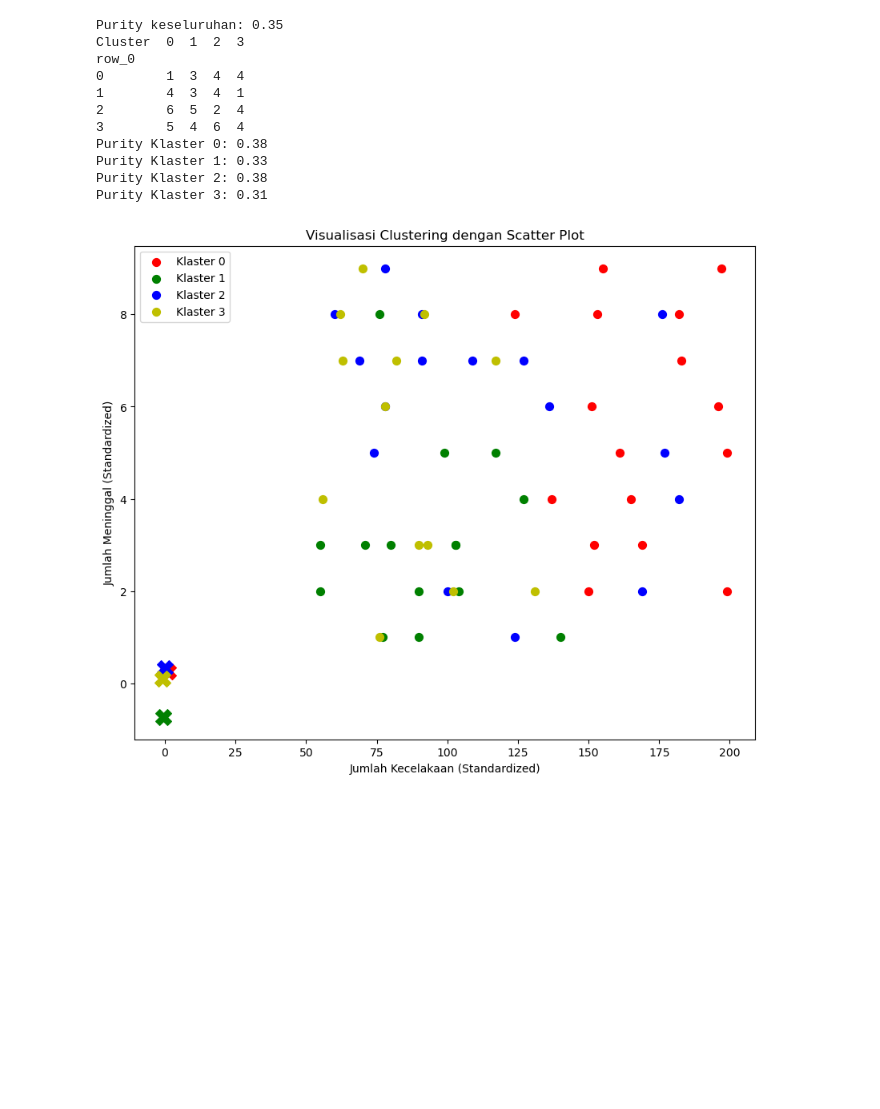
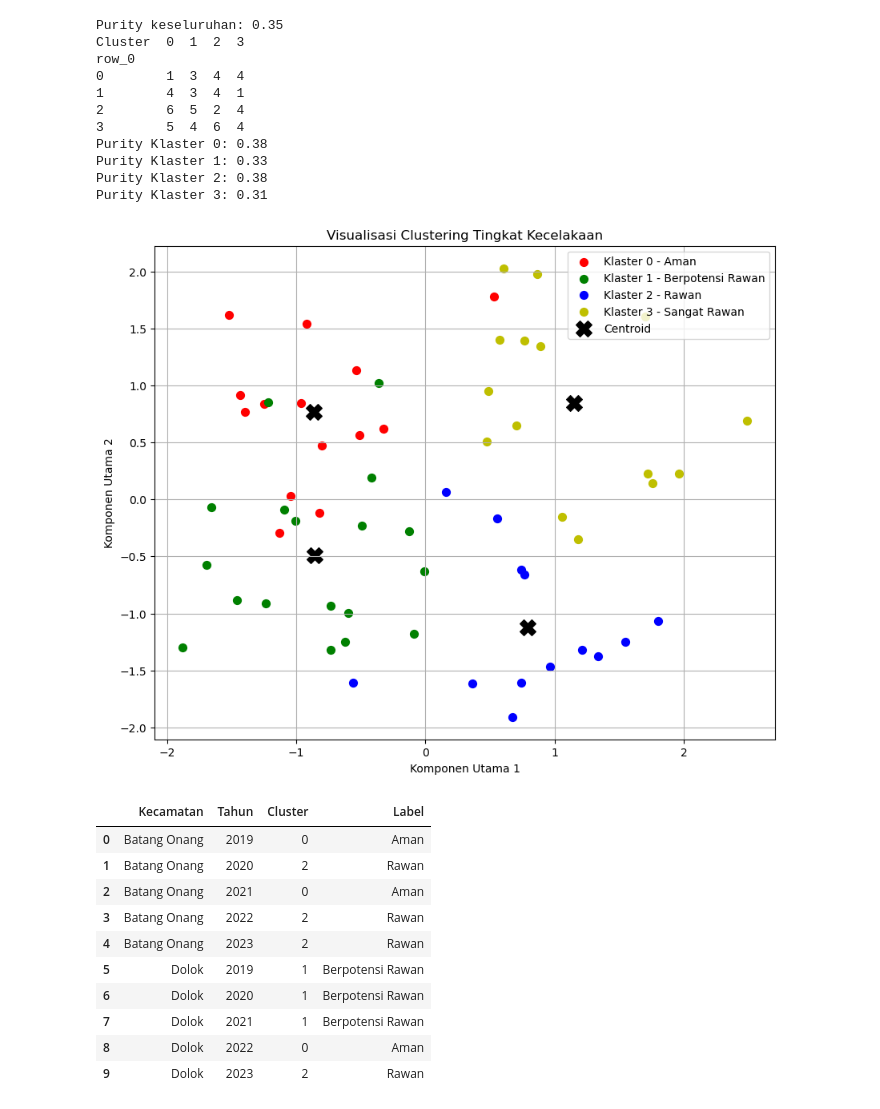
Before and after one commit to hizamruljaen123/apps_khopipah, a Jupyter notebook: main.ipynb, the cells around one changed output. Drawn from its saved outputs; the diff is of its cells as text; code cells hidden in the pictures; blank space fills up the shorter version.

```diff
--- a/main.ipynb
+++ b/main.ipynb
@@ -159,57 +159,94 @@ Purity Klaster 1: 0.33
 Purity Klaster 2: 0.38
 Purity Klaster 3: 0.31
 # %%
-# Bagian 6: Visualisasi Clustering dengan Scatter Plot
+# Bagian 6: Visualisasi Clustering dengan PCA dan Scatter Plot dengan Iterasi hingga Konvergen dan Penambahan Label
 
 import pandas as pd
 import numpy as np
 import matplotlib.pyplot as plt
-from sklearn.cluster import KMeans
 from sklearn.preprocessing import StandardScaler
+from sklearn.decomposition import PCA
 
 # Memuat data
 file_path = 'Data_Kecelakaan_Padang_Lawas_Utara.xlsx'
 df = pd.read_excel(file_path)
 
 # Pilih fitur yang relevan untuk clustering
 features = ["Jumlah Kecelakaan", "Jumlah Meninggal", "Jumlah Luka Berat", "Jumlah Luka Ringan"]
 X = df[features]
 
 # Normalisasi data
 scaler = StandardScaler()
 X_scaled = scaler.fit_transform(X)
 
 # Tentukan jumlah klaster
 k = 4  # untuk Aman, Berpotensi Rawan, Rawan, Sangat Rawan
 
-# Terapkan K-Means clustering
-kmeans = KMeans(n_clusters=k, random_state=42)
-kmeans.fit(X_scaled)
-df['Cluster'] = kmeans.labels_
+# Inisialisasi centroid secara acak
+np.random.seed(42)
+initial_centroids = X_scaled[np.random.choice(X_scaled.shape[0], k, replace=False)]
+centroids = initial_centroids
+prev_centroids = np.zeros(centroids.shape)
 
-# Menghitung centroid untuk setiap klaster
-centroids = kmeans.cluster_centers_
+# Iterasi hingga konvergensi
+tolerance = 1e-4  # batas toleransi untuk konvergensi
+while np.linalg.norm(centroids - prev_centroids) > tolerance:
+    prev_centroids = centroids.copy()
 
-# Visualisasi scatter plot
+    # Hitung jarak ke centroid dan tentukan cluster
+    distances = np.linalg.norm(X_scaled[:, np.newaxis] - centroids, axis=2)
+    labels = np.argmin(distances, axis=1)
+
+    # Hitung centroid baru
+    centroids = np.array([X_scaled[labels == i].mean(axis=0) for i in range(k)])
+
+# Simpan label cluster ke dalam DataFrame
+df['Cluster'] = labels
+
+# Menambahkan label berdasarkan cluster
+cluster_labels = {0: 'Aman', 1: 'Berpotensi Rawan', 2: 'Rawan', 3: 'Sangat Rawan'}
+df['Label'] = df['Cluster'].map(cluster_labels)
+
+# Terapkan PCA untuk reduksi dimensi
+pca = PCA(n_components=2)
+X_pca = pca.fit_transform(X_scaled)
+
+# Visualisasi scatter plot dengan PCA
 plt.figure(figsize=(10, 8))
 colors = ['r', 'g', 'b', 'y']
 for i in range(k):
     # Plot data points
     cluster_data = df[df['Cluster'] == i]
-    plt.scatter(cluster_data[features[0]], cluster_data[features[1]],
-                s=50, c=colors[i], label=f'Klaster {i}')
+    plt.scatter(X_pca[cluster_data.index, 0], X_pca[cluster_data.index, 1],
+                s=50, c=colors[i], label=f'Klaster {i} - {cluster_labels[i]}')
 
-    # Plot centroids
-    plt.scatter(centroids[i, 0], centroids[i, 1],
-                s=200, c=colors[i], marker='X')
+# Plot centroids in PCA space
+centroids_pca = pca.transform(centroids)
+plt.scatter(centroids_pca[:, 0], centroids_pca[:, 1],
+            s=200, c='black', marker='X', label='Centroid')
 
-plt.title('Visualisasi Clustering dengan Scatter Plot')
-plt.xlabel('Jumlah Kecelakaan (Standardized)')
-plt.ylabel('Jumlah Meninggal (Standardized)')
+plt.title('Visualisasi Clustering Tingkat Kecelakaan')
+plt.xlabel('Komponen Utama 1')
+plt.ylabel('Komponen Utama 2')
 plt.legend()
+plt.grid(True)
 plt.show()
+
+# Tampilkan DataFrame dengan Label
+df[['Kecamatan', 'Tahun', 'Cluster', 'Label']].head(10)  # Menampilkan 10 baris pertama dengan label
 # %% [output]
-[figure, old version]
+[figure, new version]
+|  | Kecamatan | Tahun | Cluster | Label |
+| 0 | Batang Onang | 2019 | 0 | Aman |
+| 1 | Batang Onang | 2020 | 2 | Rawan |
+| 2 | Batang Onang | 2021 | 0 | Aman |
+| 3 | Batang Onang | 2022 | 2 | Rawan |
+| 4 | Batang Onang | 2023 | 2 | Rawan |
+| 5 | Dolok | 2019 | 1 | Berpotensi Rawan |
+| 6 | Dolok | 2020 | 1 | Berpotensi Rawan |
+| 7 | Dolok | 2021 | 1 | Berpotensi Rawan |
+| 8 | Dolok | 2022 | 0 | Aman |
+| 9 | Dolok | 2023 | 2 | Rawan |
 # %%
 import pandas as pd
 import numpy as np
```
Also changed, not shown: parts of 3 cells of this notebook, 19 other files.
